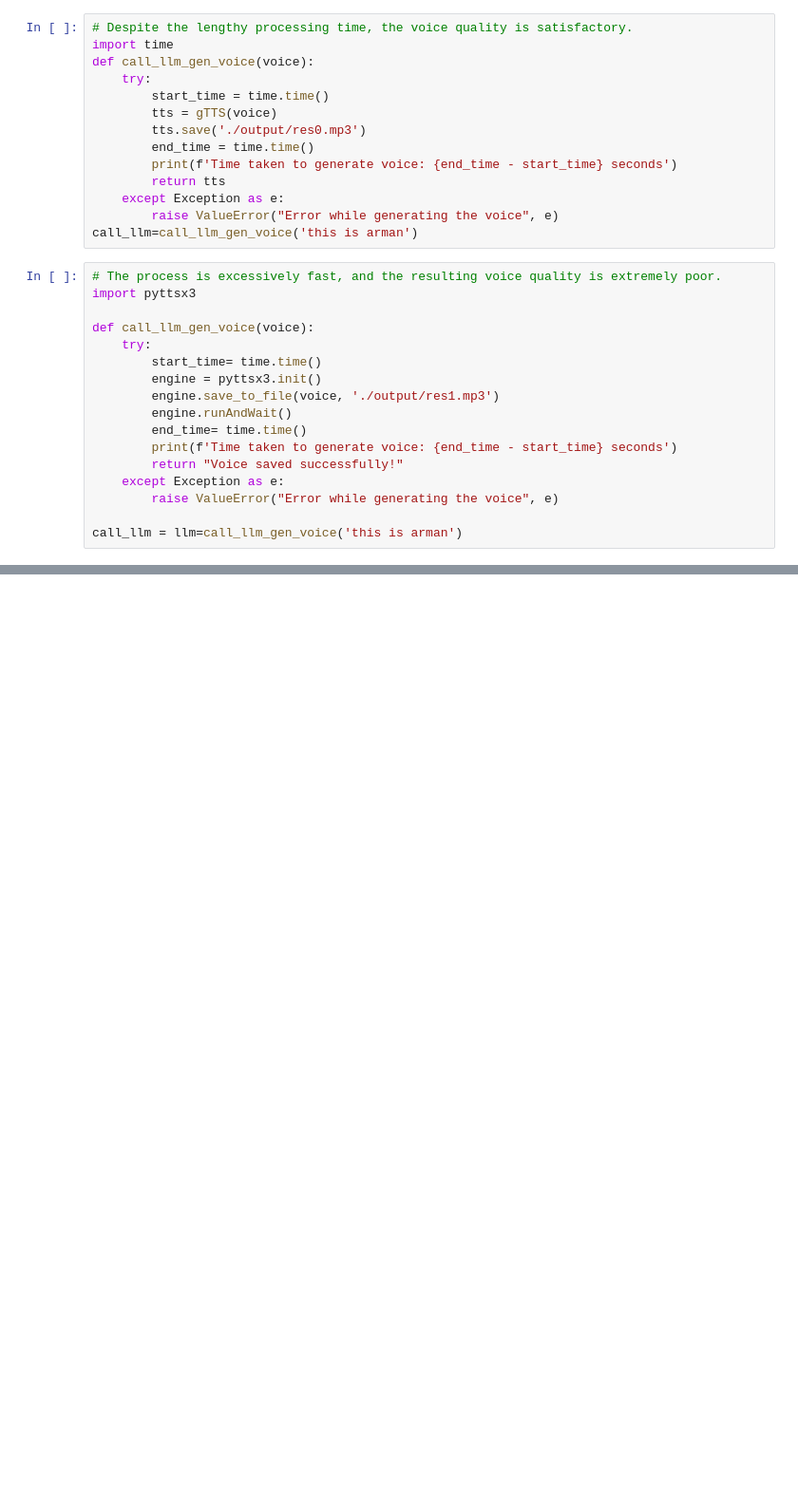
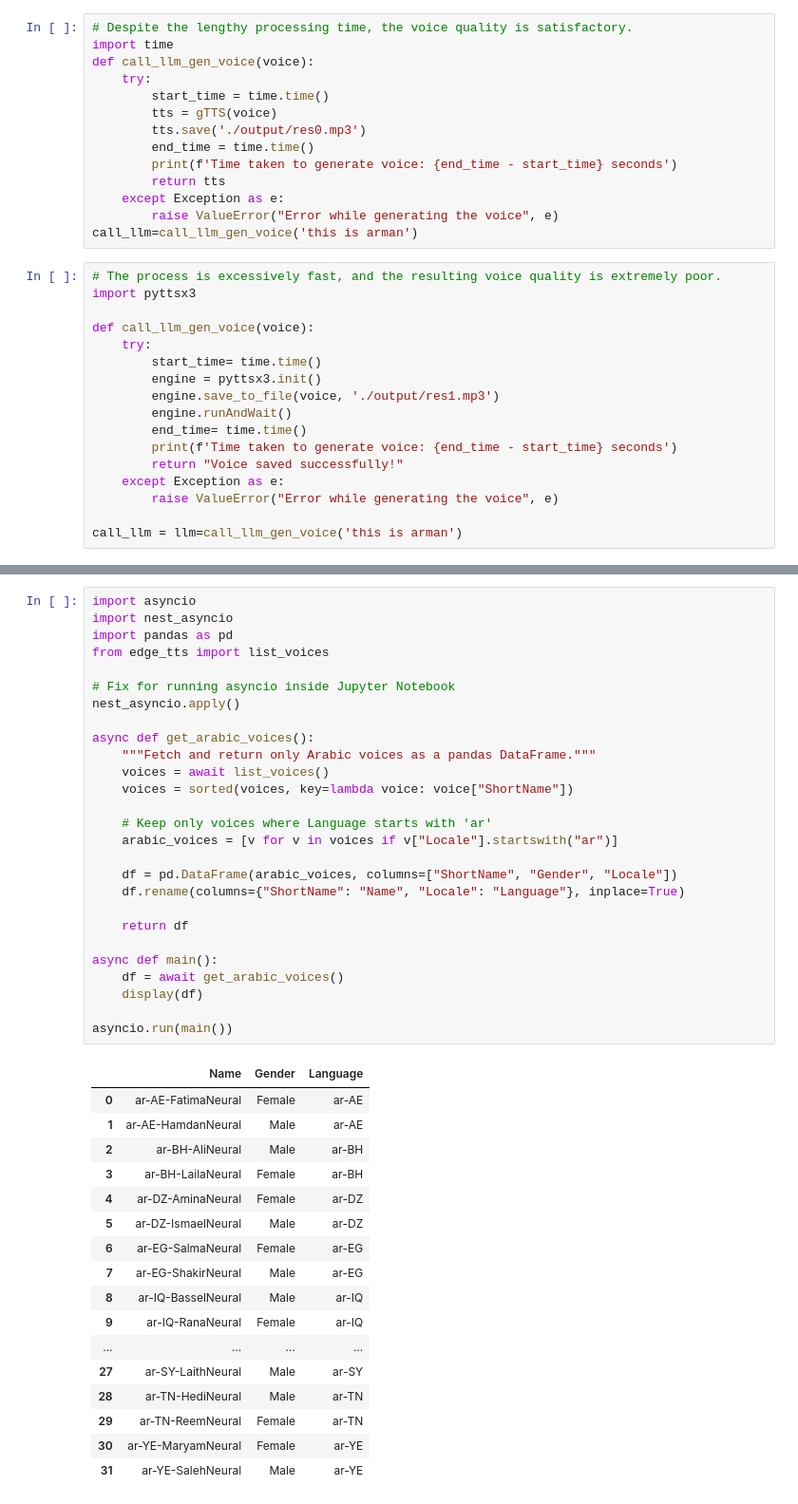
Before and after one commit to arman229/langchain_and_langraph, a Jupyter notebook: learning_concepts/text_voices/text_voices.ipynb, the cells around one changed output, grey strips where cells are left out. Shown at 95% size. Drawn from its saved outputs; the diff is of its cells as text; blank space fills up the shorter version.

```diff
--- a/learning_concepts/text_voices/text_voices.ipynb
+++ b/learning_concepts/text_voices/text_voices.ipynb
@@ -61,3 +66,48 @@ asyncio.create_task(main())
+# %%
+import asyncio
+import nest_asyncio
+import pandas as pd
+from edge_tts import list_voices
+
+# Fix for running asyncio inside Jupyter Notebook
+nest_asyncio.apply()
+
+async def get_arabic_voices():
+    """Fetch and return only Arabic voices as a pandas DataFrame."""
+    voices = await list_voices()
+    voices = sorted(voices, key=lambda voice: voice["ShortName"])
+
+    # Keep only voices where Language starts with 'ar'
+    arabic_voices = [v for v in voices if v["Locale"].startswith("ar")]
+
+    df = pd.DataFrame(arabic_voices, columns=["ShortName", "Gender", "Locale"])
+    df.rename(columns={"ShortName": "Name", "Locale": "Language"}, inplace=True)
+
+    return df
+
+async def main():
+    df = await get_arabic_voices()
+    display(df)
+
+asyncio.run(main())
+# %% [output]
+|  | Name | Gender | Language |
+| 0 | ar-AE-FatimaNeural | Female | ar-AE |
+| 1 | ar-AE-HamdanNeural | Male | ar-AE |
+| 2 | ar-BH-AliNeural | Male | ar-BH |
+| 3 | ar-BH-LailaNeural | Female | ar-BH |
+| 4 | ar-DZ-AminaNeural | Female | ar-DZ |
+| 5 | ar-DZ-IsmaelNeural | Male | ar-DZ |
+| 6 | ar-EG-SalmaNeural | Female | ar-EG |
+| 7 | ar-EG-ShakirNeural | Male | ar-EG |
+| 8 | ar-IQ-BasselNeural | Male | ar-IQ |
+| 9 | ar-IQ-RanaNeural | Female | ar-IQ |
+| ... | ... | ... | ... |
+| 27 | ar-SY-LaithNeural | Male | ar-SY |
+| 28 | ar-TN-HediNeural | Male | ar-TN |
+| 29 | ar-TN-ReemNeural | Female | ar-TN |
+| 30 | ar-YE-MaryamNeural | Female | ar-YE |
+| 31 | ar-YE-SalehNeural | Male | ar-YE |
 # %%
 import asyncio
 import nest_asyncio
```
Also changed, not shown: parts of 7 cells of this notebook, 8 other files.
